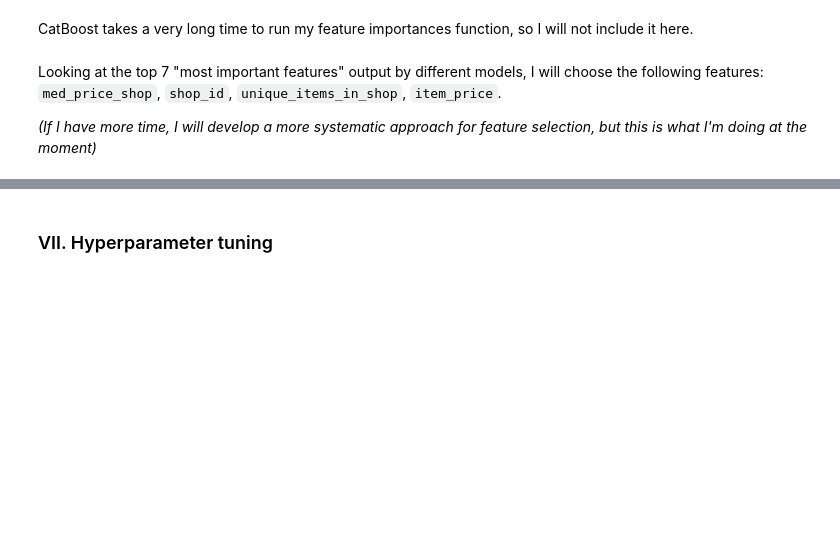
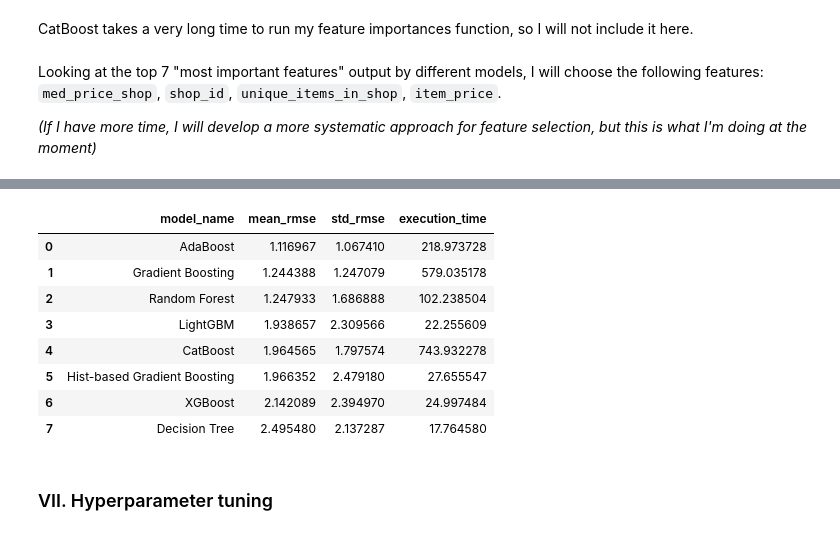
Before and after one commit to thaianle/future-sales-prediction, a Jupyter notebook: 02_modeling.ipynb, the cells around one changed output, grey strips where cells are left out. Cells and saved outputs as stored; diff of their text form; code cells hidden in the pictures; blank space fills up the shorter version.

Commit message:
Validate the results of feature selection

````diff
--- a/02_modeling.ipynb
+++ b/02_modeling.ipynb
@@ -886,3 +886,19 @@ CatBoost takes a very long time to run my feature importances function, so I wil
 Looking at the top 7 "most important features" output by different models, I will choose the following features: ```med_price_shop```, ```shop_id```, ```unique_items_in_shop```, ```item_price```.
 
 _(If I have more time, I will develop a more systematic approach for feature selection, but this is what I'm doing at the moment)_
+# %%
+# Edit the features for each fold
+fold_1_train_new = fold_1_train.loc[:, ['med_price_shop', 'shop_id', 'unique_items_in_shop', 'item_price', 'item_cnt_month']]
+fold_1_test_new = fold_1_test.loc[:, ['med_price_shop', 'shop_id', 'unique_items_in_shop', 'item_price', 'item_cnt_month']]
+
+fold_2_train_new = fold_2_train.loc[:, ['med_price_shop', 'shop_id', 'unique_items_in_shop', 'item_price', 'item_cnt_month']]
+fold_2_test_new = fold_2_test.loc[:, ['med_price_shop', 'shop_id', 'unique_items_in_shop', 'item_price', 'item_cnt_month']]
+
+fold_3_train_new = fold_3_train.loc[:, ['med_price_shop', 'shop_id', 'unique_items_in_shop', 'item_price', 'item_cnt_month']]
+fold_3_test_new = fold_3_test.loc[:, ['med_price_shop', 'shop_id', 'unique_items_in_shop', 'item_price', 'item_cnt_month']]
+
+fold_4_train_new = fold_4_train.loc[:, ['med_price_shop', 'shop_id', 'unique_items_in_shop', 'item_price', 'item_cnt_month']]
+fold_4_test_new = fold_4_test.loc[:, ['med_price_shop', 'shop_id', 'unique_items_in_shop', 'item_price', 'item_cnt_month']]
+
+fold_5_train_new = fold_5_train.loc[:, ['med_price_shop', 'shop_id', 'unique_items_in_shop', 'item_price', 'item_cnt_month']]
+fold_5_test_new = fold_5_test.loc[:, ['med_price_shop', 'shop_id', 'unique_items_in_shop', 'item_price', 'item_cnt_month']]
@@ -888,0 +947,11 @@ _(If I have more time, I will develop a more systematic approach for feature sel
+# %%
+folds_new = [[X_train_1_new, X_test_1_new, y_train_1_new, y_test_1_new], [X_train_2_new, X_test_2_new, y_train_2_new, y_test_2_new],
+             [X_train_3_new, X_test_3_new, y_train_3_new, y_test_3_new], [X_train_4_new, X_test_4_new, y_train_4_new, y_test_4_new],
+             [X_train_5_new, X_test_5_new, y_train_5_new, y_test_5_new]]
+
+# Remember to change the transformer accordingly with the new features
+transformer_new = ColumnTransformer(
+    transformers = [('target_enc', target_enc, [1]),
+                    ('minmax_scaler', MinMaxScaler(), [0, 2, 3])],
+    remainder = 'passthrough'
+)
@@ -889,3 +973,28 @@ _(If I have more time, I will develop a more systematic approach for feature sel
+# %%
+# WARNING: THIS CODE BLOCK WILL TAKE A LONG TIME TO RUN (est. 30 mins)
+
+model_list_2 = [('Decision Tree', DecisionTreeRegressor(random_state = my_seed), transformer_new, folds_new),
+              ('Random Forest', RandomForestRegressor(n_jobs = -1, random_state = my_seed), transformer_new, folds_new),
+              ('AdaBoost', AdaBoostRegressor(random_state = my_seed), transformer_new, folds_new),
+              ('Gradient Boosting', GradientBoostingRegressor(random_state = my_seed), transformer_new, folds_new),
+              ('Hist-based Gradient Boosting', HistGradientBoostingRegressor(random_state = my_seed), transformer_new, folds_new),
+              ('XGBoost', XGBRegressor(n_jobs = -1, random_state = my_seed), transformer_new, folds_new),
+              ('CatBoost', CatBoostRegressor(random_state = my_seed, verbose = False), transformer_new, folds_new),
+              ('LightGBM', LGBMRegressor(n_jobs = -1, random_state = my_seed, verbose = -1), transformer_new, folds_new)]
+
+overall_results = pd.concat([kfold_regression(model_name, model, transformer, folds) for model_name, model, transformer, folds in model_list_2], axis = 0, ignore_index = True)
+overall_results.sort_values(['mean_rmse', 'std_rmse', 'execution_time'], inplace = True, ignore_index = True)
+overall_results
+# %% [output]
+|  | model_name | mean_rmse | std_rmse | execution_time |
+| 0 | AdaBoost | 1.116967 | 1.067410 | 218.973728 |
+| 1 | Gradient Boosting | 1.244388 | 1.247079 | 579.035178 |
+| 2 | Random Forest | 1.247933 | 1.686888 | 102.238504 |
+| 3 | LightGBM | 1.938657 | 2.309566 | 22.255609 |
+| 4 | CatBoost | 1.964565 | 1.797574 | 743.932278 |
+| 5 | Hist-based Gradient Boosting | 1.966352 | 2.479180 | 27.655547 |
+| 6 | XGBoost | 2.142089 | 2.394970 | 24.997484 |
+| 7 | Decision Tree | 2.495480 | 2.137287 | 17.764580 |
 # %% [markdown]
 ### VII. Hyperparameter tuning
 # %%
````
Also changed, not shown: parts of 7 cells of this notebook, 4 other files.
